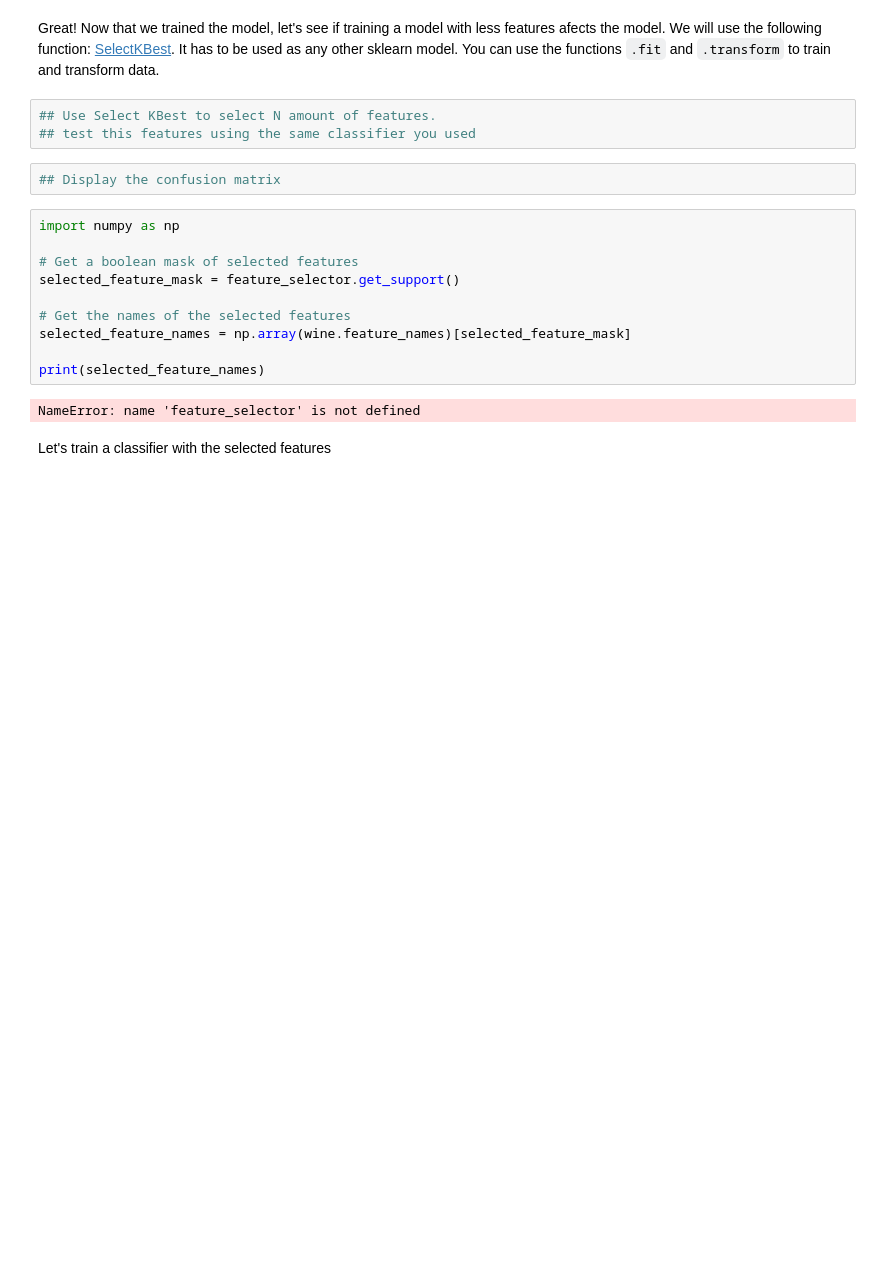
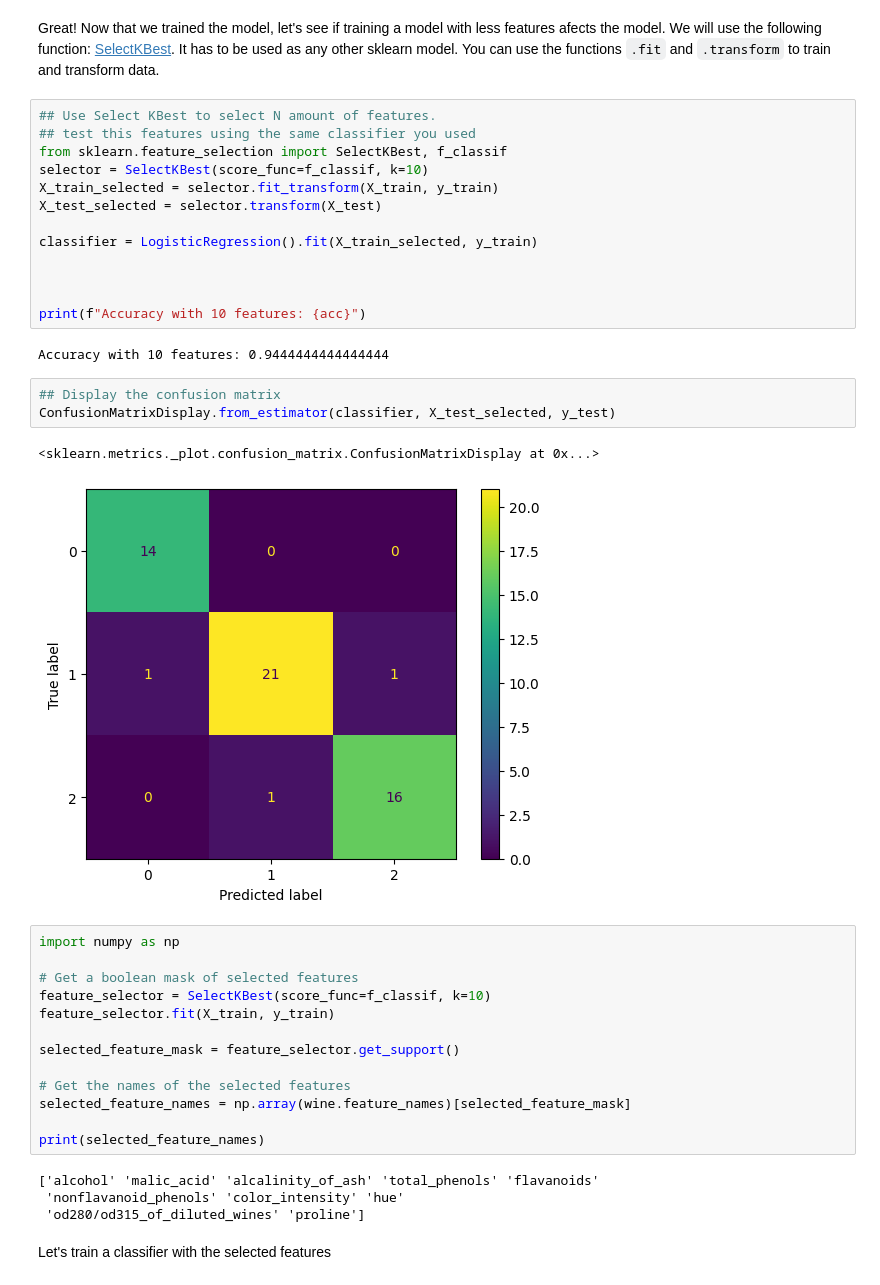
Before and after one commit to jordiSabroson/IA, a Jupyter notebook: Datasets/wine dataset.ipynb, the cells around one changed output. Drawn from its saved outputs; the diff is of its cells as text; blank space fills up the shorter version.

```diff
--- a/Datasets/wine dataset.ipynb
+++ b/Datasets/wine dataset.ipynb
@@ -92,12 +92,31 @@ Great! Now that we trained the model, let's see if training a model with less fe
 # %%
 ## Use Select KBest to select N amount of features.
 ## test this features using the same classifier you used
+from sklearn.feature_selection import SelectKBest, f_classif
+selector = SelectKBest(score_func=f_classif, k=10)
+X_train_selected = selector.fit_transform(X_train, y_train)
+X_test_selected = selector.transform(X_test)
+
+classifier = LogisticRegression().fit(X_train_selected, y_train)
+
+
+
+print(f"Accuracy with 10 features: {acc}")
+# %% [output]
+Accuracy with 10 features: 0.9444444444444444
 # %%
 ## Display the confusion matrix
+ConfusionMatrixDisplay.from_estimator(classifier, X_test_selected, y_test)
+# %% [output]
+<sklearn.metrics._plot.confusion_matrix.ConfusionMatrixDisplay at 0x...>
+[figure, added]
 # %%
 import numpy as np
 
 # Get a boolean mask of selected features
+feature_selector = SelectKBest(score_func=f_classif, k=10)
+feature_selector.fit(X_train, y_train)
+
 selected_feature_mask = feature_selector.get_support()
 
 # Get the names of the selected features
@@ -105,7 +124,9 @@ selected_feature_names = np.array(wine.feature_names)[selected_feature_mask]
 
 print(selected_feature_names)
 # %% [output]
-NameError: name 'feature_selector' is not defined
+['alcohol' 'malic_acid' 'alcalinity_of_ash' 'total_phenols' 'flavanoids'
+ 'nonflavanoid_phenols' 'color_intensity' 'hue'
+ 'od280/od315_of_diluted_wines' 'proline']
 # %% [markdown]
 Let's train a classifier with the selected features
 # %%
```
Also changed, not shown: parts of 4 cells of this notebook, 2 other files.
